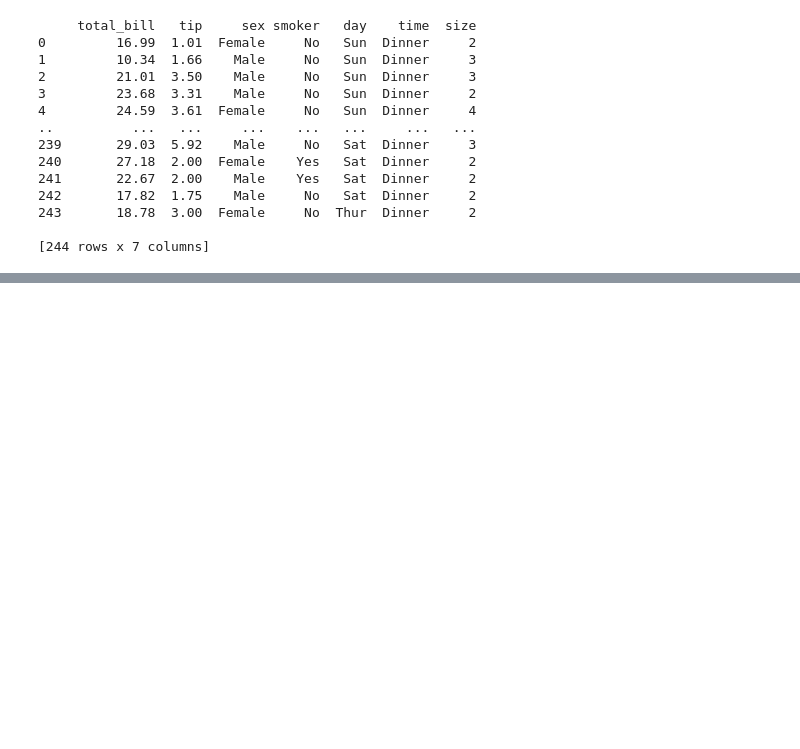
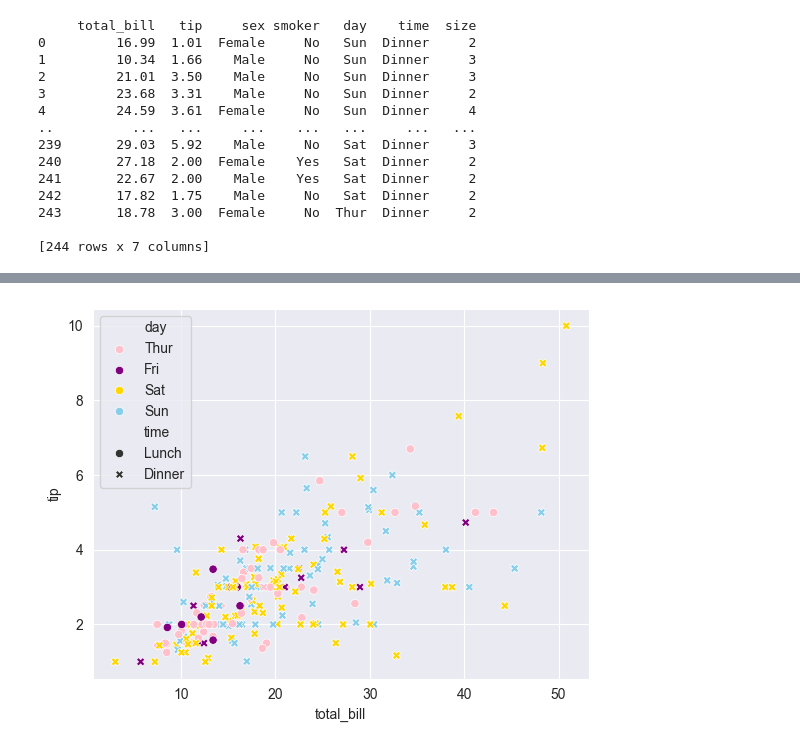
Before and after one commit to syueqiao/visualization, a Jupyter notebook: 02_activities/assignments/participation/2026.01.29.session5.ipynb, the cells around one changed output, grey strips where cells are left out. Cells and saved outputs as stored; diff of their text form; code cells hidden in the pictures; blank space fills up the shorter version.

```diff
--- a/02_activities/assignments/participation/2026.01.29.session5.ipynb
+++ b/02_activities/assignments/participation/2026.01.29.session5.ipynb
@@ -68,0 +79,8 @@ sns.lineplot(data = tips,
+# %%
+tipgraph = sns.scatterplot(data = tips,
+                        x = 'total_bill',
+                        y = 'tip',
+                        style = 'time',
+                        hue = 'day', palette = ['pink', 'purple', 'gold', 'skyblue'])
+# %% [output]
+[figure, added]
```
Also changed, not shown: parts of 12 cells of this notebook, 1 other file.
